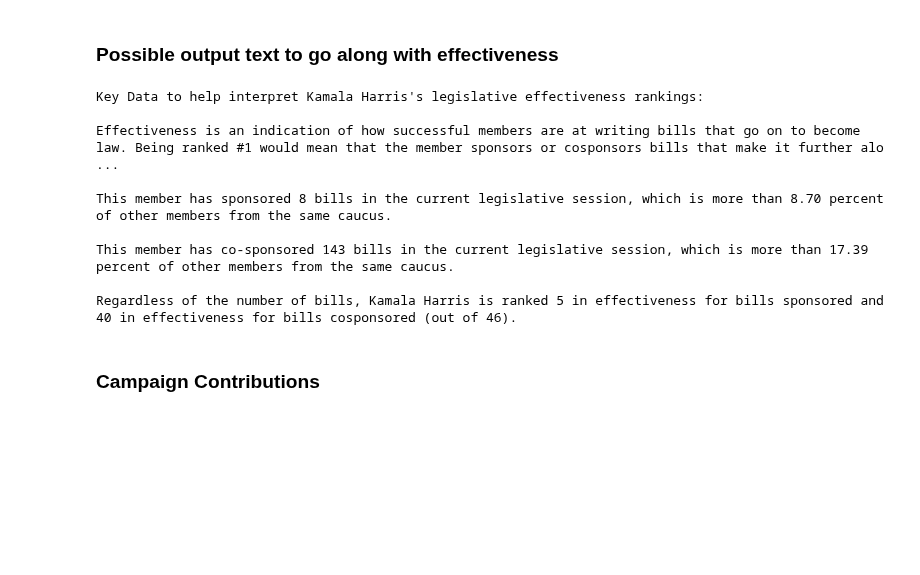
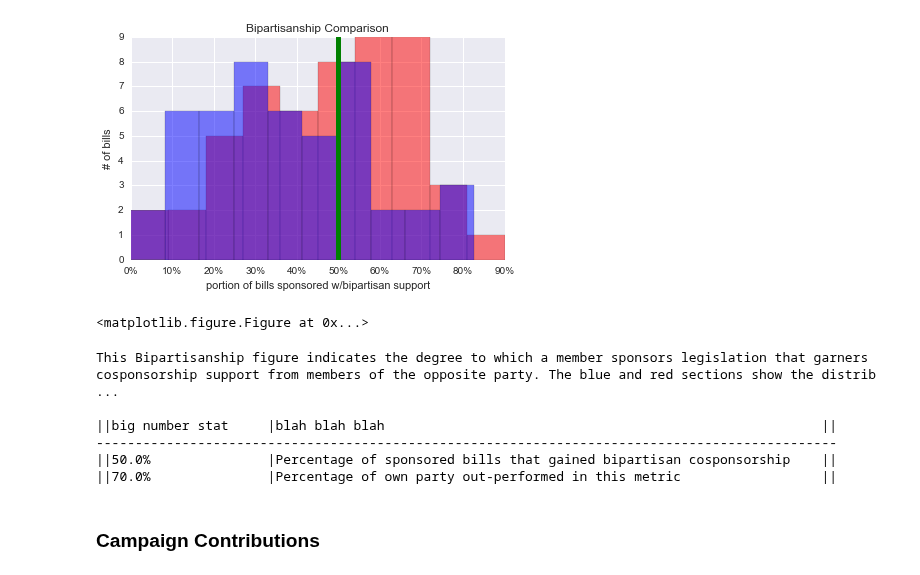
Before and after one commit to mslisa/PoliticalInsights, a Jupyter notebook: Metric_utils_test.ipynb, the cells around one changed output. Drawn from its saved outputs; the diff is of its cells as text; code cells hidden in the pictures; blank space fills up the shorter version.

```diff
--- a/Metric_utils_test.ipynb
+++ b/Metric_utils_test.ipynb
@@ -42,37 +52,25 @@ b_stats = b.key_stats(df, temp_id)
-# %% [markdown]
-### Possible output text to go along with effectiveness
-# %%
-print "Key Data to help interpret %s's legislative effectiveness rankings:" %e_stats['name']
-print ""
-print "Effectiveness is an indication of how successful members are at writing bills that go on to become law. \
-Being ranked #1 would mean that the member sponsors or cosponsors bills that make it further along in the \
-legislative process, on average, than the rest of the members in his or her caucus."
-print ""
-print "This member has sponsored %s bills in the current legislative session, \
-which is more than %0.2f percent of other members from the same caucus." \
-       %(e_stats['sponsor_count'],e_stats['sponsor_count_percentile'] * 100)
-
-print ""
-print "This member has co-sponsored %s bills in the current legislative session, \
-which is more than %0.2f percent of other members from the same caucus." \
-       %(e_stats['cosponsor_count'],e_stats['cosponsor_count_percentile'] * 100)
-
-print ""
-print "Regardless of the number of bills, %s is ranked %s in effectiveness for bills sponsored \
-and %s in effectiveness for bills cosponsored (out of %s)." \
-       %(e_stats['name'], e_stats['sponsor_effectiveness_rank'], e_stats['cosponsor_effectiveness_rank'], e_stats['out_of'])
-print ""
-print ""
-# %% [output]
-Key Data to help interpret Kamala Harris's legislative effectiveness rankings:
-
-Effectiveness is an indication of how successful members are at writing bills that go on to become law. Being ranked #1 would mean that the member sponsors or cosponsors bills that make it further alo ...
-
-This member has sponsored 8 bills in the current legislative session, which is more than 8.70 percent of other members from the same caucus.
-
-This member has co-sponsored 143 bills in the current legislative session, which is more than 17.39 percent of other members from the same caucus.
-
-Regardless of the number of bills, Kamala Harris is ranked 5 in effectiveness for bills sponsored and 40 in effectiveness for bills cosponsored (out of 46).
+# %%
+b = metric_utils.bipartisanship()
+b_fig_dict = b.generate_plot(df, temp_id)
+b_fig_dict['fig']
+plt.show()
+print b_fig_dict['fig_explanation']
+print ''
+b_stats = b.key_stats(df, temp_id)
+template = "||{0:20}|{1:70}||"
+print template.format("big number stat", "blah blah blah")
+print "-"*95
+for key in b_stats:
+    print template.format(b_stats[key]['stat'], b_stats[key]['stat_explanation'])
+# %% [output]
+[figure, added]
+<matplotlib.figure.Figure at 0x...>
+This Bipartisanship figure indicates the degree to which a member sponsors legislation that garners cosponsorship support from members of the opposite party. The blue and red sections show the distrib ...
+
+||big number stat     |blah blah blah                                                        ||
+-----------------------------------------------------------------------------------------------
+||50.0%               |Percentage of sponsored bills that gained bipartisan cosponsorship    ||
+||70.0%               |Percentage of own party out-performed in this metric                  ||
 # %% [markdown]
 ### Campaign Contributions
 # %%
```
Also changed, not shown: parts of 7 cells of this notebook, 1 other file.
